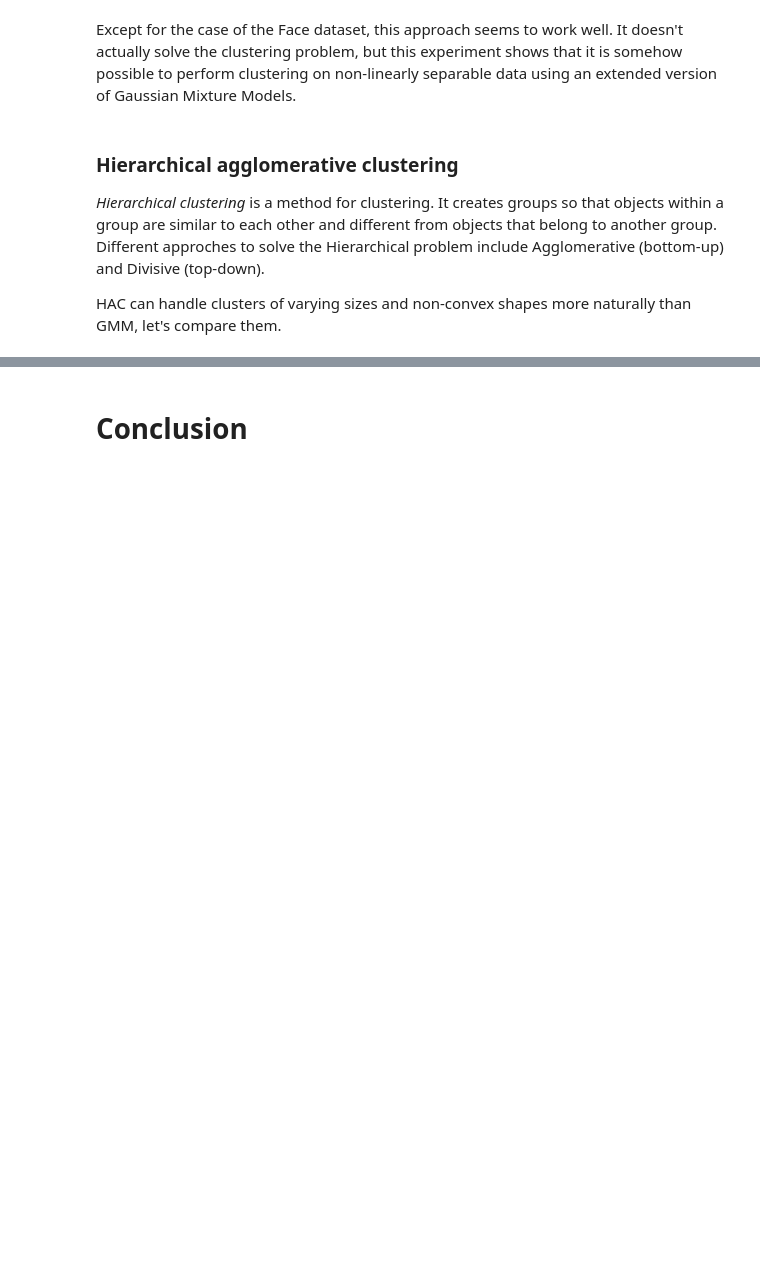
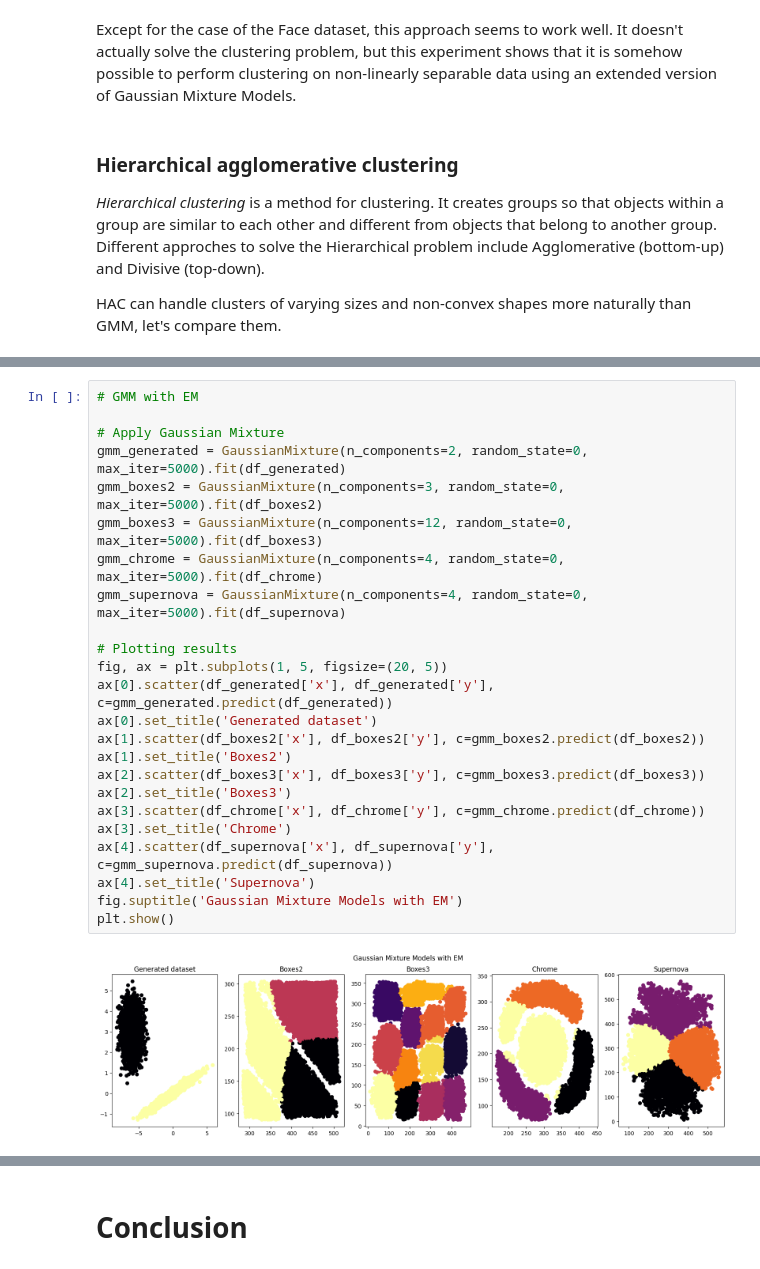
Before and after one commit to davidecapone/MixtureModelsClustering, a Jupyter notebook: notebooks/main.ipynb, the cells around one changed output, grey strips where cells are left out. Saved outputs shown, nothing was run; the diff lists cells and outputs as text; blank space fills up the shorter version.

```diff
--- a/notebooks/main.ipynb
+++ b/notebooks/main.ipynb
@@ -414,0 +442,26 @@ Error:
+# %%
+# GMM with EM
+
+# Apply Gaussian Mixture
+gmm_generated = GaussianMixture(n_components=2, random_state=0, max_iter=5000).fit(df_generated)
+gmm_boxes2 = GaussianMixture(n_components=3, random_state=0, max_iter=5000).fit(df_boxes2)
+gmm_boxes3 = GaussianMixture(n_components=12, random_state=0, max_iter=5000).fit(df_boxes3)
+gmm_chrome = GaussianMixture(n_components=4, random_state=0, max_iter=5000).fit(df_chrome)
+gmm_supernova = GaussianMixture(n_components=4, random_state=0, max_iter=5000).fit(df_supernova)
+
+# Plotting results
+fig, ax = plt.subplots(1, 5, figsize=(20, 5))
+ax[0].scatter(df_generated['x'], df_generated['y'], c=gmm_generated.predict(df_generated))
+ax[0].set_title('Generated dataset')
+ax[1].scatter(df_boxes2['x'], df_boxes2['y'], c=gmm_boxes2.predict(df_boxes2))
+ax[1].set_title('Boxes2')
+ax[2].scatter(df_boxes3['x'], df_boxes3['y'], c=gmm_boxes3.predict(df_boxes3))
+ax[2].set_title('Boxes3')
+ax[3].scatter(df_chrome['x'], df_chrome['y'], c=gmm_chrome.predict(df_chrome))
+ax[3].set_title('Chrome')
+ax[4].scatter(df_supernova['x'], df_supernova['y'], c=gmm_supernova.predict(df_supernova))
+ax[4].set_title('Supernova')
+fig.suptitle('Gaussian Mixture Models with EM')
+plt.show()
+# %% [output]
+[figure, added]
```
Also changed, not shown: parts of 4 cells of this notebook, 1 other file.
